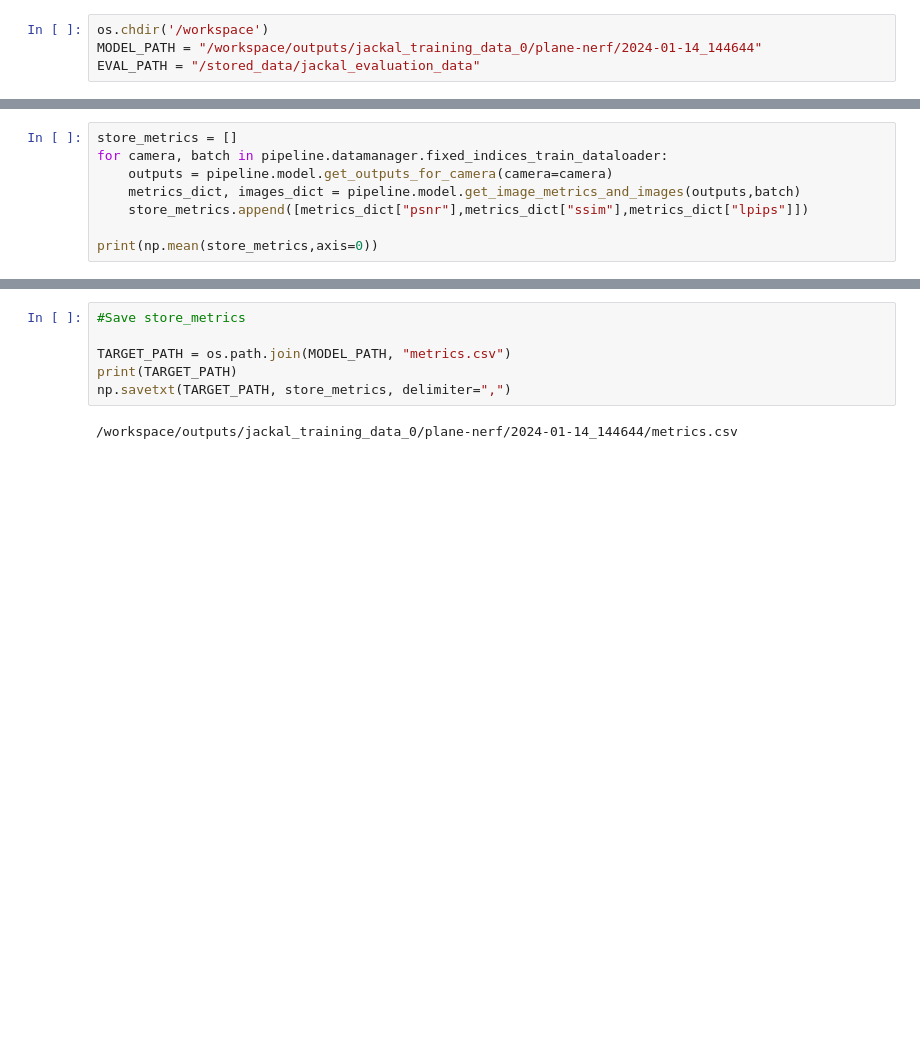
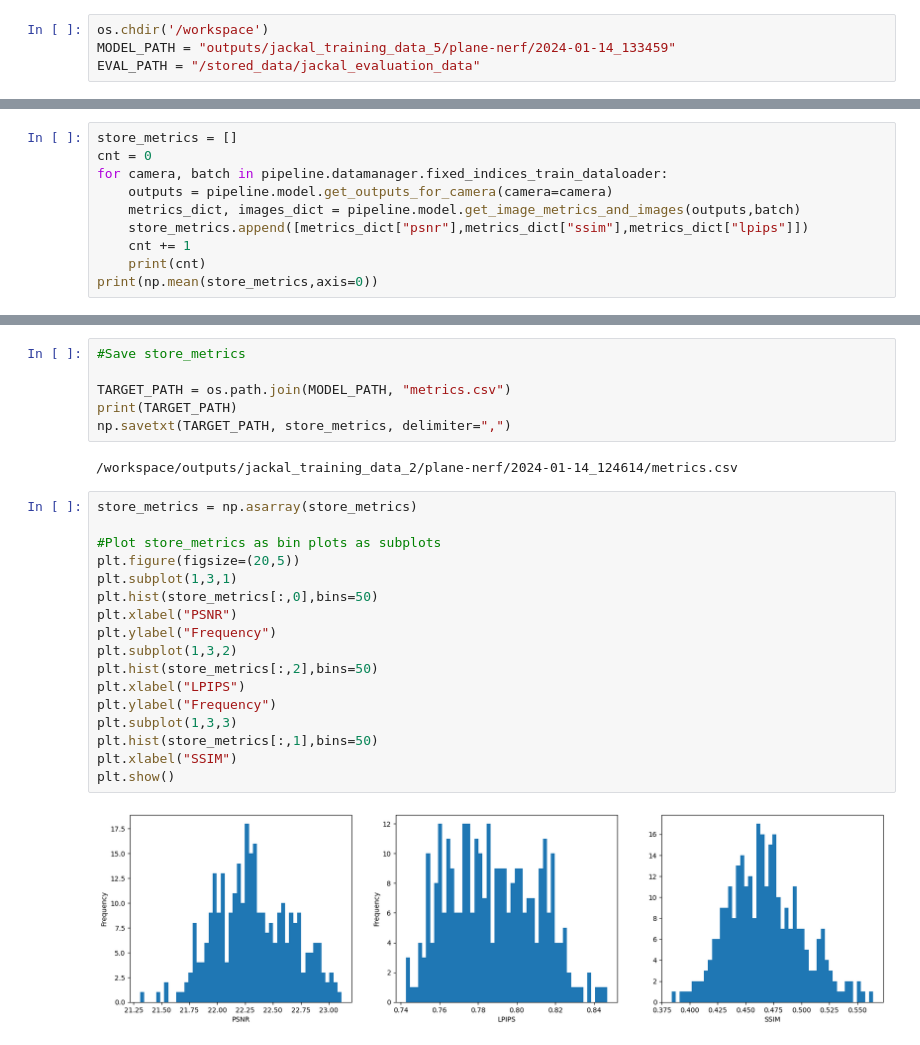
Before and after one commit to tauzn-clock/inerf, a Jupyter notebook: utils/evaluation.ipynb, the cells around one changed output, grey strips where cells are left out. Saved outputs shown, nothing was run; the diff lists cells and outputs as text; blank space fills up the shorter version.

```diff
--- a/utils/evaluation.ipynb
+++ b/utils/evaluation.ipynb
@@ -23,6 +22,6 @@ Jupyter environment detected. Enabling Open3D WebVisualizer.
 # %%
 os.chdir('/workspace')
-MODEL_PATH = "/workspace/outputs/jackal_training_data_0/plane-nerf/2024-01-14_144644"
+MODEL_PATH = "outputs/jackal_training_data_5/plane-nerf/2024-01-14_133459"
 EVAL_PATH = "/stored_data/jackal_evaluation_data"
 # %%
 config_path = os.path.join(MODEL_PATH, "config.yml")
@@ -56,10 +41,12 @@ Caching all 300 images.
 [interactive output not drawn]
 # %%
 store_metrics = []
+cnt = 0
 for camera, batch in pipeline.datamanager.fixed_indices_train_dataloader:
     outputs = pipeline.model.get_outputs_for_camera(camera=camera)
     metrics_dict, images_dict = pipeline.model.get_image_metrics_and_images(outputs,batch)
     store_metrics.append([metrics_dict["psnr"],metrics_dict["ssim"],metrics_dict["lpips"]])
-
+    cnt += 1
+    print(cnt)
 print(np.mean(store_metrics,axis=0))
 # %% [output]
@@ -71,4 +74,23 @@ TARGET_PATH = os.path.join(MODEL_PATH, "metrics.csv")
 print(TARGET_PATH)
 np.savetxt(TARGET_PATH, store_metrics, delimiter=",")
 # %% [output]
-/workspace/outputs/jackal_training_data_0/plane-nerf/2024-01-14_144644/metrics.csv
+/workspace/outputs/jackal_training_data_2/plane-nerf/2024-01-14_124614/metrics.csv
+# %%
+store_metrics = np.asarray(store_metrics)
+
+#Plot store_metrics as bin plots as subplots
+plt.figure(figsize=(20,5))
+plt.subplot(1,3,1)
+plt.hist(store_metrics[:,0],bins=50)
+plt.xlabel("PSNR")
+plt.ylabel("Frequency")
+plt.subplot(1,3,2)
+plt.hist(store_metrics[:,2],bins=50)
+plt.xlabel("LPIPS")
+plt.ylabel("Frequency")
+plt.subplot(1,3,3)
+plt.hist(store_metrics[:,1],bins=50)
+plt.xlabel("SSIM")
+plt.show()
+# %% [output]
+[figure, added]
```
Also changed, not shown: parts of 4 cells of this notebook, 3 other files.
